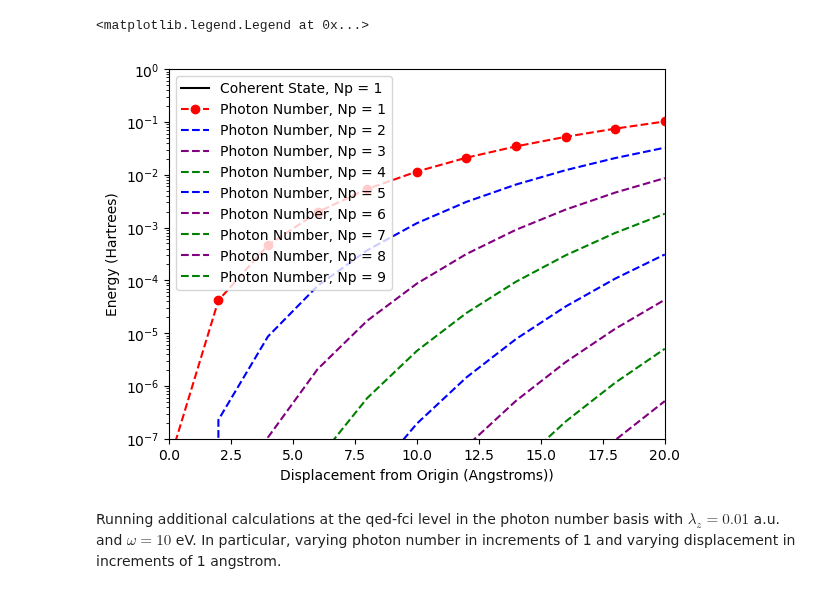
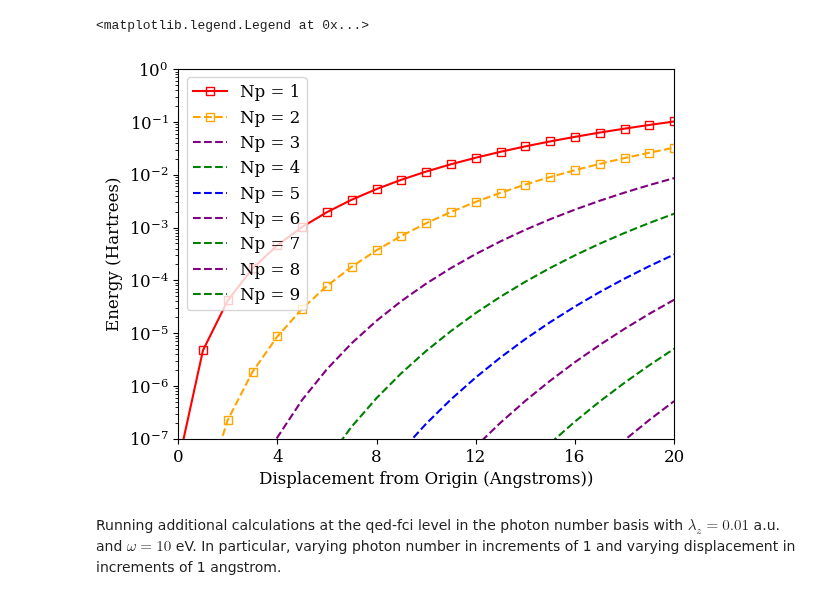
Before and after one commit to boss-bee/data_repository, a Jupyter notebook: json_scripts/H2O_ion_displacement_study.ipynb, the cells around one changed output. Saved outputs shown, nothing was run; the diff lists cells and outputs as text; code cells hidden in the pictures.

```diff
--- a/json_scripts/H2O_ion_displacement_study.ipynb
+++ b/json_scripts/H2O_ion_displacement_study.ipynb
@@ -3,6 +3,11 @@ import numpy as np
 from matplotlib import pyplot as plt
 import json
 import psi4
+from matplotlib import cm
+from matplotlib import rcParams
+
+rcParams['font.family'] = 'serif'
+rcParams['font.size'] = 12
 # %%
 h2o_dir = "/Users/jfoley19/Code/data_repository/Mapol/H2O_ions/"
 
@@ -30,7 +35,7 @@ pn_6_data = json.load(open(pn_6_file))
 pn_7_data = json.load(open(pn_7_file))
 pn_8_data = json.load(open(pn_8_file))
 pn_9_data = json.load(open(pn_9_file))
-#pn_20_data = json.load(open(pn_20_file))
+pn_10_data = json.load(open(pn_10_file))
 
 cs_1_data = json.load(open(cs_1_file))
 
@@ -43,31 +48,34 @@ pn_6_energy = np.array(pn_6_data["return_result"])
 pn_7_energy = np.array(pn_7_data["return_result"])
 pn_8_energy = np.array(pn_8_data["return_result"])
 pn_9_energy = np.array(pn_9_data["return_result"])
+pn_10_energy = np.array(pn_10_data["return_result"])
 
 
 cs_1_energy = np.array(cs_1_data["return_result"])
 
 r_data = np.array(cs_1_data["molecule"]["bond_length"])
 # %%
-plt.plot(r_data, cs_1_energy[:,1]-cs_1_energy[:,1], 'black', label="Coherent State, Np = 1")
-plt.plot(r_data, pn_1_energy[::2,1]-cs_1_energy[:,1], 'r-o', linestyle="dashed", label="Photon Number, Np = 1")
-plt.plot(r_data, pn_2_energy[::2,1]-cs_1_energy[:,1], 'blue', linestyle="dashed", label="Photon Number, Np = 2")
-plt.plot(r_data, pn_3_energy[::2,1]-cs_1_energy[:,1], 'purple', linestyle="dashed", label="Photon Number, Np = 3")
-plt.plot(r_data, pn_4_energy[::2,1]-cs_1_energy[:,1], 'green', linestyle="dashed", label="Photon Number, Np = 4")
-plt.plot(r_data, pn_5_energy[::2,1]-cs_1_energy[:,1], 'blue', linestyle="dashed", label="Photon Number, Np = 5")
-plt.plot(r_data, pn_6_energy[::2,1]-cs_1_energy[:,1], 'purple', linestyle="dashed", label="Photon Number, Np = 6")
-plt.plot(r_data, pn_7_energy[::2,1]-cs_1_energy[:,1], 'green', linestyle="dashed", label="Photon Number, Np = 7")
-plt.plot(r_data, pn_8_energy[::2,1]-cs_1_energy[:,1], 'purple', linestyle="dashed", label="Photon Number, Np = 8")
-plt.plot(r_data, pn_9_energy[::2,1]-cs_1_energy[:,1], 'green', linestyle="dashed", label="Photon Number, Np = 9")
+#plt.plot(r_data, cs_1_energy[:,1]-cs_1_energy[:,1], 'black', label="Coherent State, Np = 1")
+plt.plot(r_data, pn_1_energy[:,1]-cs_1_energy[:,1], 'red', marker="s", ms="6", mfc='none', label="Np = 1")
+plt.plot(r_data, pn_2_energy[:,1]-cs_1_energy[:,1], 'orange',  marker="s", ms="6", mfc='none', linestyle="dashed", label="Np = 2")
+plt.plot(r_data, pn_3_energy[:,1]-cs_1_energy[:,1], 'purple', linestyle="dashed", label="Np = 3")
+plt.plot(r_data, pn_4_energy[:,1]-cs_1_energy[:,1], 'green', linestyle="dashed", label="Np = 4")
+plt.plot(r_data, pn_5_energy[:,1]-cs_1_energy[:,1], 'blue', linestyle="dashed", label="Np = 5")
+plt.plot(r_data, pn_6_energy[:,1]-cs_1_energy[:,1], 'purple', linestyle="dashed", label="Np = 6")
+plt.plot(r_data, pn_7_energy[:,1]-cs_1_energy[:,1], 'green', linestyle="dashed", label="Np = 7")
+plt.plot(r_data, pn_8_energy[:,1]-cs_1_energy[:,1], 'purple', linestyle="dashed", label="Np = 8")
+plt.plot(r_data, pn_9_energy[:,1]-cs_1_energy[:,1], 'green', linestyle="dashed", label="Np = 9")
 plt.yscale("log")
 plt.ylim(10e-8, 10e-1)
+plt.xticks([0,  4,  8,  12, 16, 20])
 plt.xlim(0, 20)
 plt.ylabel("Energy (Hartrees)")
 plt.xlabel("Displacement from Origin (Angstroms))")
 plt.legend()
+#'black', marker="s", ms="6", mfc='none', label="Converged Ground state")
 # %% [output]
 <matplotlib.legend.Legend at 0x...>
-[figure, old version]
+[figure, new version]
 # %% [markdown]
 Running additional calculations at the qed-fci level in the photon number basis with $\lambda_z = 0.01$ a.u. and $\omega=10$ eV.  In particular, varying photon number in increments of 1 and varying displacement in increments of 1 angstrom.
 # %%
```
Also changed, not shown: parts of 1 cell of this notebook, 36 other files.
